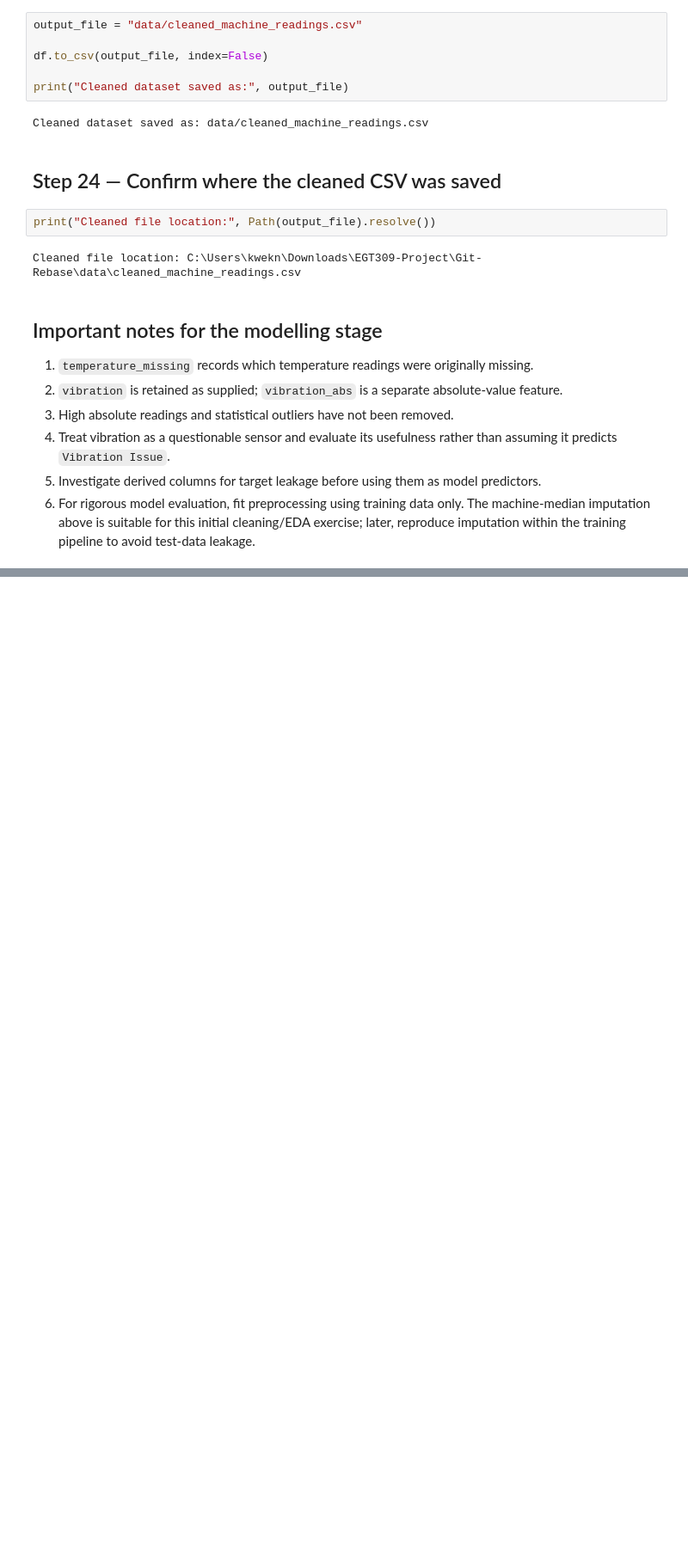
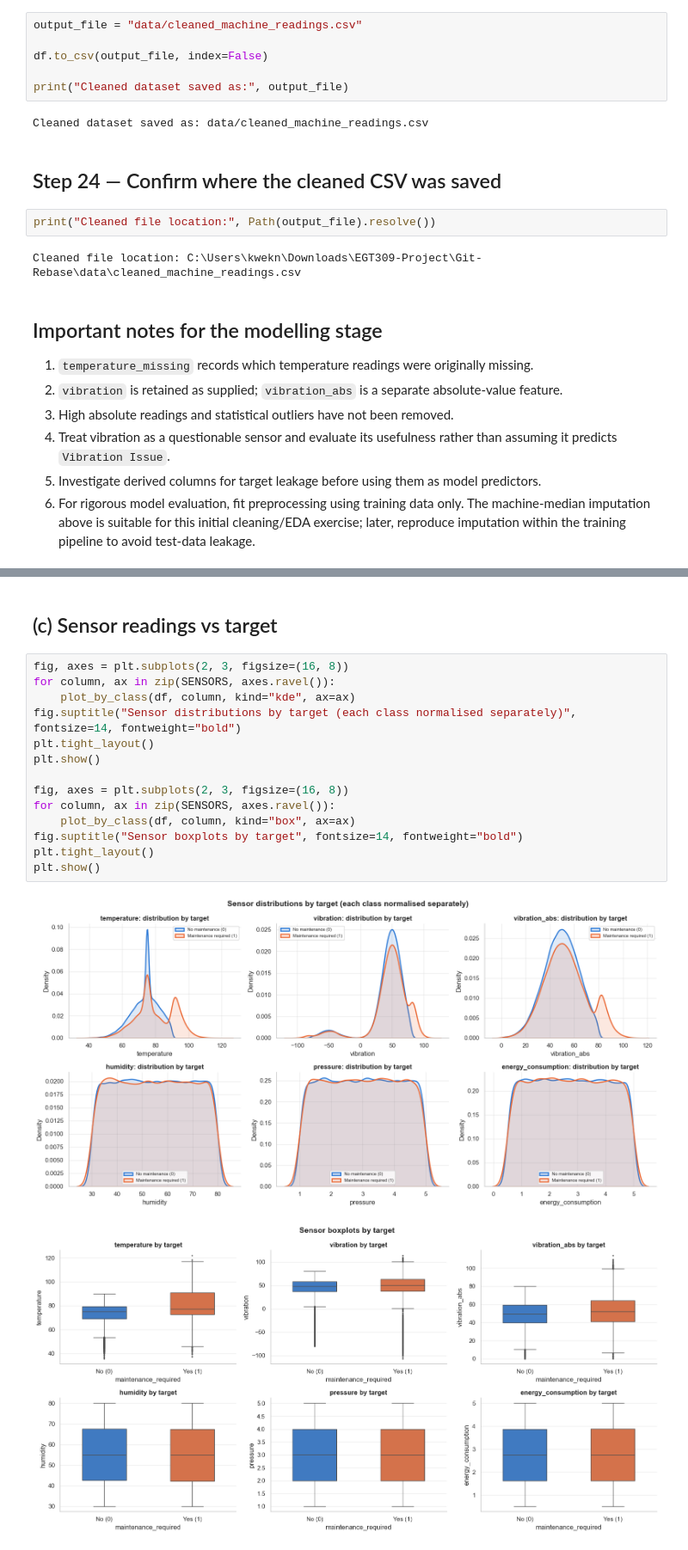
Before and after one commit to wwenyuu-23/Git-Rebase, a Jupyter notebook: eda.ipynb, the cells around one changed output, grey strips where cells are left out. Shown at 86% size. Saved outputs shown, nothing was run; the diff lists cells and outputs as text; blank space fills up the shorter version.

Commit message:
docs(eda): add sensor and machine_status vs target analysis

```diff
--- a/eda.ipynb
+++ b/eda.ipynb
@@ -692,0 +693,19 @@ Pearson correlation only measures linear effects, so sections (c) and (g) look a
+# %% [markdown]
+## (c) Sensor readings vs target
+# %%
+fig, axes = plt.subplots(2, 3, figsize=(16, 8))
+for column, ax in zip(SENSORS, axes.ravel()):
+    plot_by_class(df, column, kind="kde", ax=ax)
+fig.suptitle("Sensor distributions by target (each class normalised separately)", fontsize=14, fontweight="bold")
+plt.tight_layout()
+plt.show()
+
+fig, axes = plt.subplots(2, 3, figsize=(16, 8))
+for column, ax in zip(SENSORS, axes.ravel()):
+    plot_by_class(df, column, kind="box", ax=ax)
+fig.suptitle("Sensor boxplots by target", fontsize=14, fontweight="bold")
+plt.tight_layout()
+plt.show()
+# %% [output]
+[figure, added]
+[figure, added]
```
Also changed, not shown: parts of 29 cells of this notebook.
